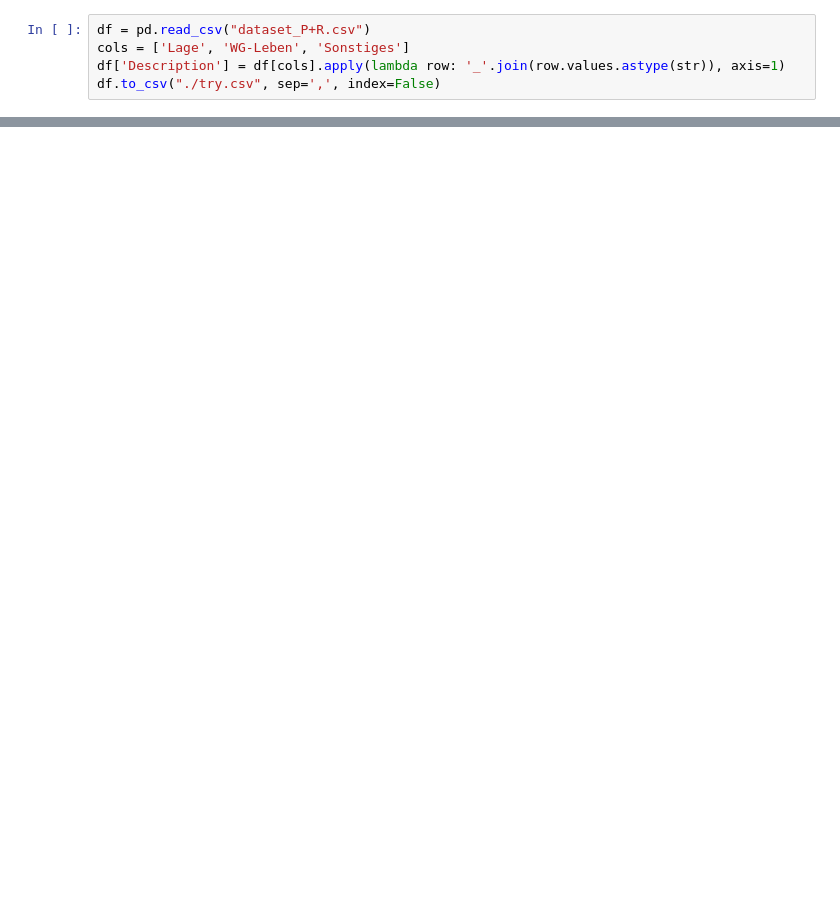
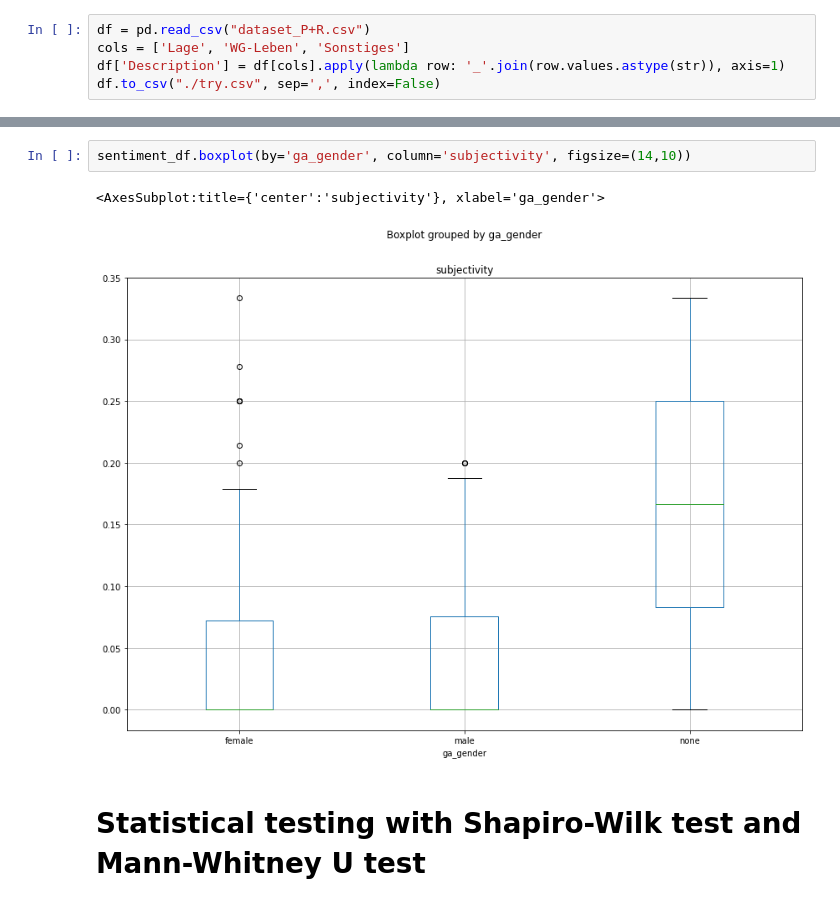
Before and after one commit to ummerabab/wg-gesucht, a Jupyter notebook: Code/Sentiment_Analysis_Textblob.ipynb, the cells around one changed output, grey strips where cells are left out. Saved outputs shown, nothing was run; the diff lists cells and outputs as text; blank space fills up the shorter version.

```diff
--- a/Code/Sentiment_Analysis_Textblob.ipynb
+++ b/Code/Sentiment_Analysis_Textblob.ipynb
@@ -30 +63,8 @@ sentiment_df.head(5)
+# %%
+sentiment_df.boxplot(by='ga_gender', column='subjectivity', figsize=(14,10))
+# %% [output]
+<AxesSubplot:title={'center':'subjectivity'}, xlabel='ga_gender'>
+[figure, added]
+# %% [markdown]
+# Statistical testing with Shapiro-Wilk test  and Mann-Whitney U test
 # %%
```
Also changed, not shown: parts of 19 cells of this notebook.
